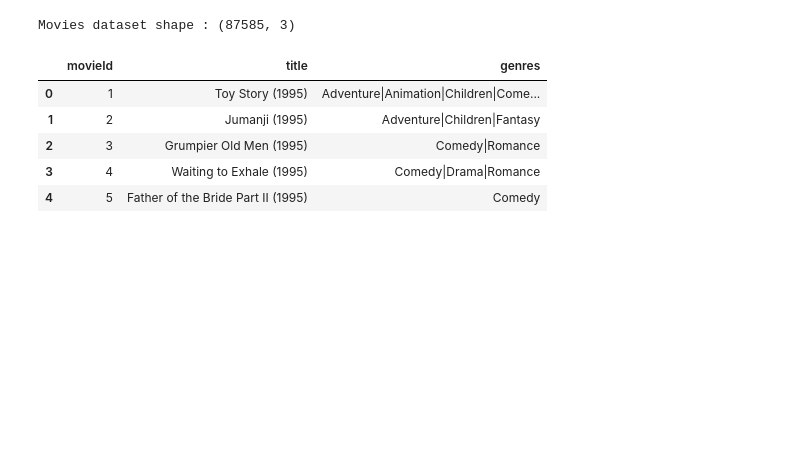
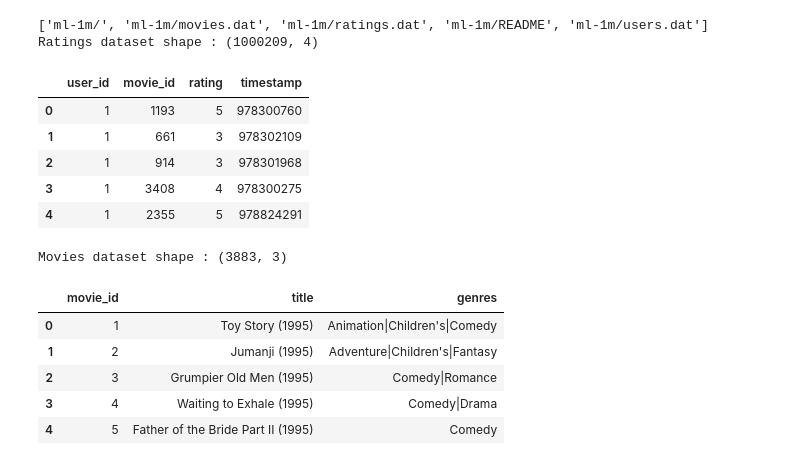
Before and after one commit to AditiDalal108/Reco-Sys, a Jupyter notebook: Recommender_System.ipynb, the cells around one changed output. Cells and saved outputs as stored; diff of their text form; code cells hidden in the pictures; blank space fills up the shorter version.

```diff
--- a/Recommender_System.ipynb
+++ b/Recommender_System.ipynb
@@ -43,0 +7,49 @@ Ratings dataset shape : (32000204, 4)
+# %%
+import requests
+import zipfile
+import io
+
+url = "https://files.grouplens.org/datasets/movielens/ml-1m.zip"
+
+# Download zip
+r = requests.get(url)
+
+# Unzip
+zip_file = zipfile.ZipFile(io.BytesIO(r.content))
+
+# See files inside
+print(zip_file.namelist())
+
+# Read users
+users = pd.read_csv(
+    zip_file.open("ml-1m/users.dat"),
+    sep="::",
+    engine="python",
+    names=["user_id", "gender", "age", "occupation", "zip"]
+)
+
+# Read ratings
+ratings = pd.read_csv(
+    zip_file.open("ml-1m/ratings.dat"),
+    sep="::",
+    engine="python",
+    names=["user_id", "movie_id", "rating", "timestamp"]
+)
+
+# Read movies
+movies = pd.read_csv(
+    zip_file.open("ml-1m/movies.dat"),
+    sep="::",
+    engine="python",
+    encoding="latin-1",
+    names=["movie_id", "title", "genres"]
+)
+# %% [output]
+['ml-1m/', 'ml-1m/movies.dat', 'ml-1m/ratings.dat', 'ml-1m/README', 'ml-1m/users.dat']
+Ratings dataset shape : (1000209, 4)
+|  | user_id | movie_id | rating | timestamp |
+| 0 | 1 | 1193 | 5 | 978300760 |
+| 1 | 1 | 661 | 3 | 978302109 |
+| 2 | 1 | 914 | 3 | 978301968 |
+| 3 | 1 | 3408 | 4 | 978300275 |
+| 4 | 1 | 2355 | 5 | 978824291 |
@@ -45,11 +60,11 @@ Ratings dataset shape : (32000204, 4)
 print ("Movies dataset shape :" , movies.shape)
 movies.head()
 # %% [output]
-Movies dataset shape : (87585, 3)
+Movies dataset shape : (3883, 3)
-|  | movieId | title | genres |
-| 0 | 1 | Toy Story (1995) | Adventure|Animation|Children|Come... |
-| 1 | 2 | Jumanji (1995) | Adventure|Children|Fantasy |
+|  | movie_id | title | genres |
+| 0 | 1 | Toy Story (1995) | Animation|Children's|Comedy |
+| 1 | 2 | Jumanji (1995) | Adventure|Children's|Fantasy |
 | 2 | 3 | Grumpier Old Men (1995) | Comedy|Romance |
-| 3 | 4 | Waiting to Exhale (1995) | Comedy|Drama|Romance |
+| 3 | 4 | Waiting to Exhale (1995) | Comedy|Drama |
 | 4 | 5 | Father of the Bride Part II (1995) | Comedy |
 # %%
```
Also changed, not shown: parts of 14 cells of this notebook.
